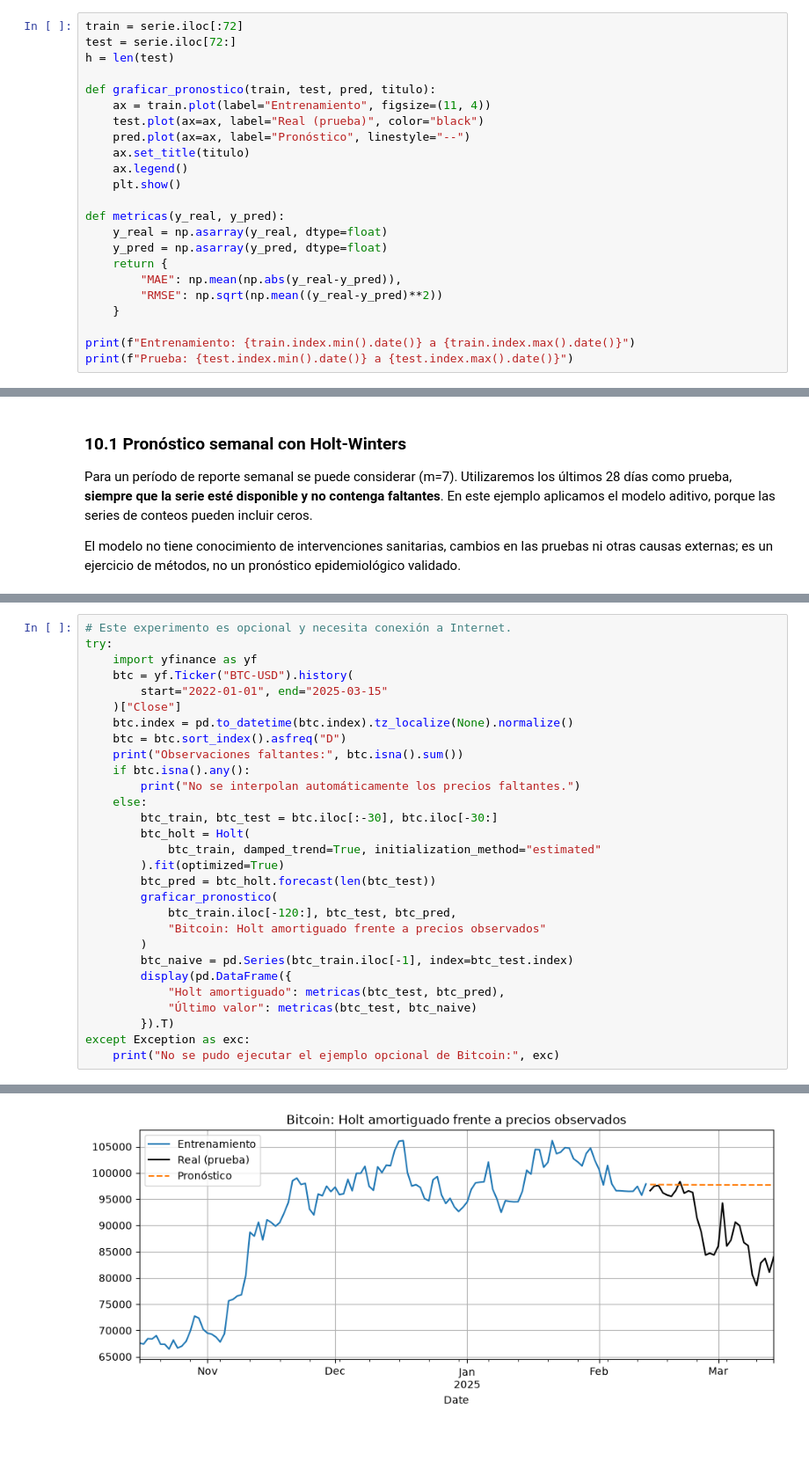
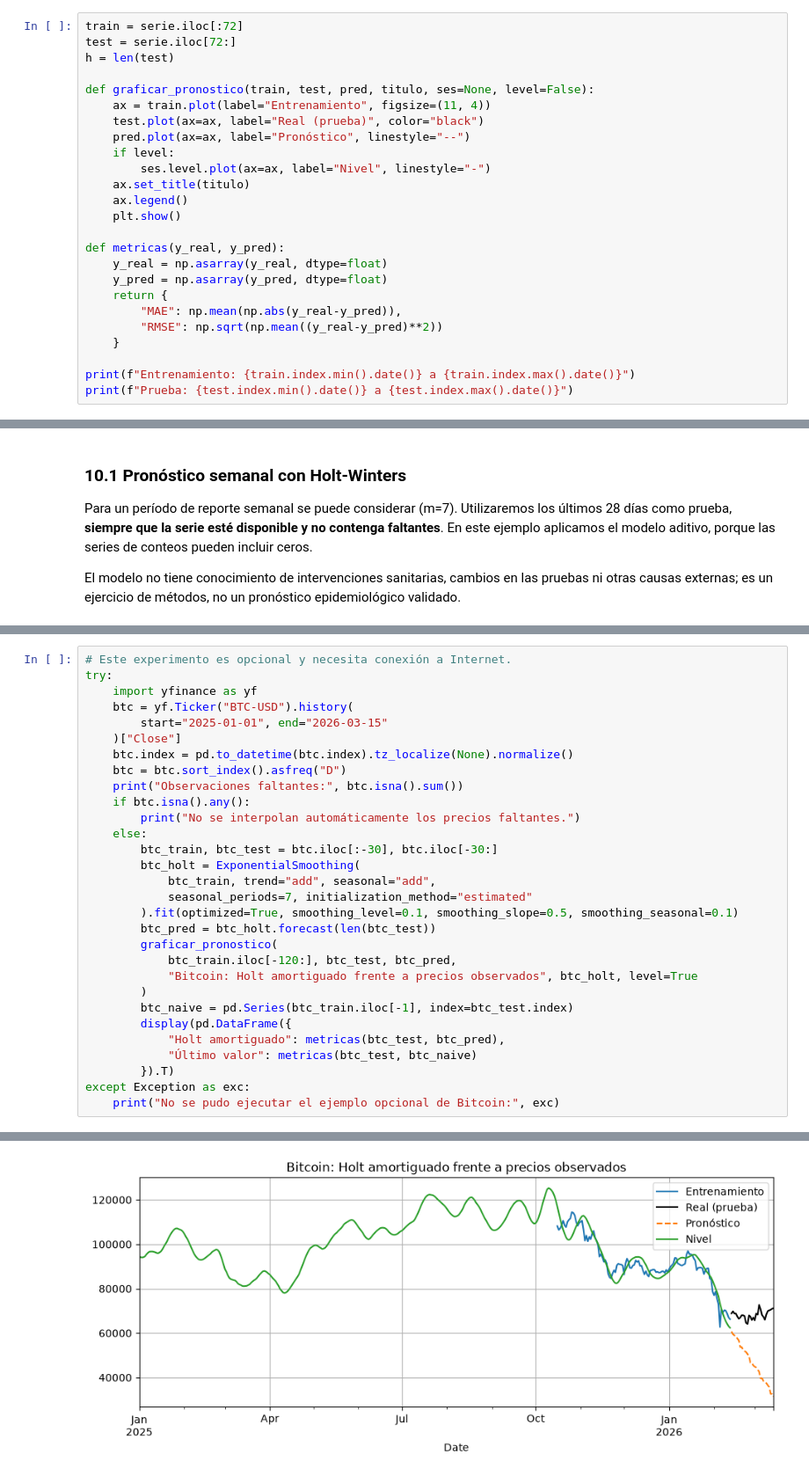
Before and after one commit to robertohincapie/Curso_TAAE, a Jupyter notebook: Unidad 4/Series de tiempo 3 Suavizacion exponencial.ipynb, the cells around one changed output, grey strips where cells are left out. Shown at 88% size. Drawn from its saved outputs; the diff is of its cells as text; blank space fills up the shorter version.

```diff
--- a/Unidad 4/Series de tiempo 3 Suavizacion exponencial.ipynb
+++ b/Unidad 4/Series de tiempo 3 Suavizacion exponencial.ipynb
@@ -93,10 +89,12 @@ train = serie.iloc[:72]
 test = serie.iloc[72:]
 h = len(test)
 
-def graficar_pronostico(train, test, pred, titulo):
+def graficar_pronostico(train, test, pred, titulo, ses=None, level=False):
     ax = train.plot(label="Entrenamiento", figsize=(11, 4))
     test.plot(ax=ax, label="Real (prueba)", color="black")
     pred.plot(ax=ax, label="Pronóstico", linestyle="--")
+    if level:
+        ses.level.plot(ax=ax, label="Nivel", linestyle="-")
     ax.set_title(titulo)
     ax.legend()
     plt.show()
@@ -359,33 +360,34 @@ Bitcoin tiene observaciones diarias, incluidos fines de semana. Podemos conserva
 # %%
 # Este experimento es opcional y necesita conexión a Internet.
 try:
     import yfinance as yf
     btc = yf.Ticker("BTC-USD").history(
-        start="2022-01-01", end="2025-03-15"
+        start="2025-01-01", end="2026-03-15"
     )["Close"]
     btc.index = pd.to_datetime(btc.index).tz_localize(None).normalize()
     btc = btc.sort_index().asfreq("D")
     print("Observaciones faltantes:", btc.isna().sum())
     if btc.isna().any():
         print("No se interpolan automáticamente los precios faltantes.")
     else:
         btc_train, btc_test = btc.iloc[:-30], btc.iloc[-30:]
-        btc_holt = Holt(
-            btc_train, damped_trend=True, initialization_method="estimated"
-        ).fit(optimized=True)
+        btc_holt = ExponentialSmoothing(
+            btc_train, trend="add", seasonal="add",
+            seasonal_periods=7, initialization_method="estimated"
+        ).fit(optimized=True, smoothing_level=0.1, smoothing_slope=0.5, smoothing_seasonal=0.1)
         btc_pred = btc_holt.forecast(len(btc_test))
         graficar_pronostico(
             btc_train.iloc[-120:], btc_test, btc_pred,
-            "Bitcoin: Holt amortiguado frente a precios observados"
+            "Bitcoin: Holt amortiguado frente a precios observados", btc_holt, level=True
         )
         btc_naive = pd.Series(btc_train.iloc[-1], index=btc_test.index)
         display(pd.DataFrame({
             "Holt amortiguado": metricas(btc_test, btc_pred),
             "Último valor": metricas(btc_test, btc_naive)
         }).T)
 except Exception as exc:
     print("No se pudo ejecutar el ejemplo opcional de Bitcoin:", exc)
 # %% [output]
 Observaciones faltantes: 0
-[figure, old version]
+[figure, new version]
 |  | MAE | RMSE |
```
Also changed, not shown: parts of 13 cells of this notebook, 3 other files.
